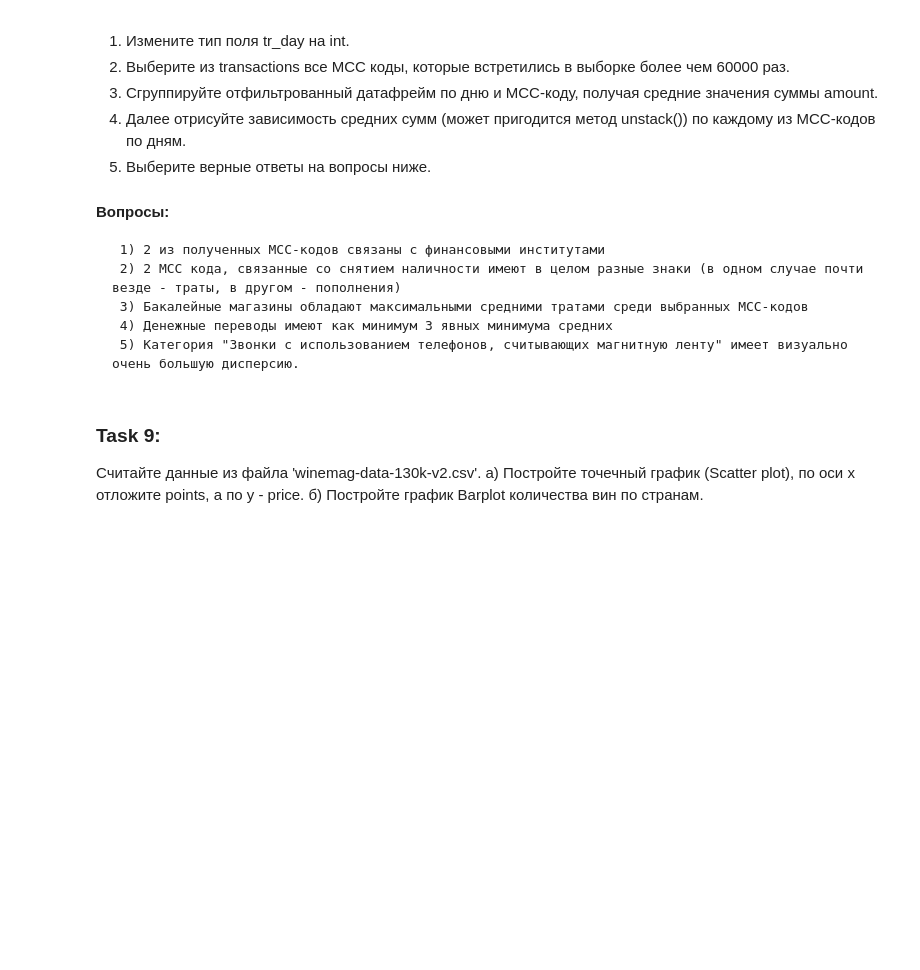
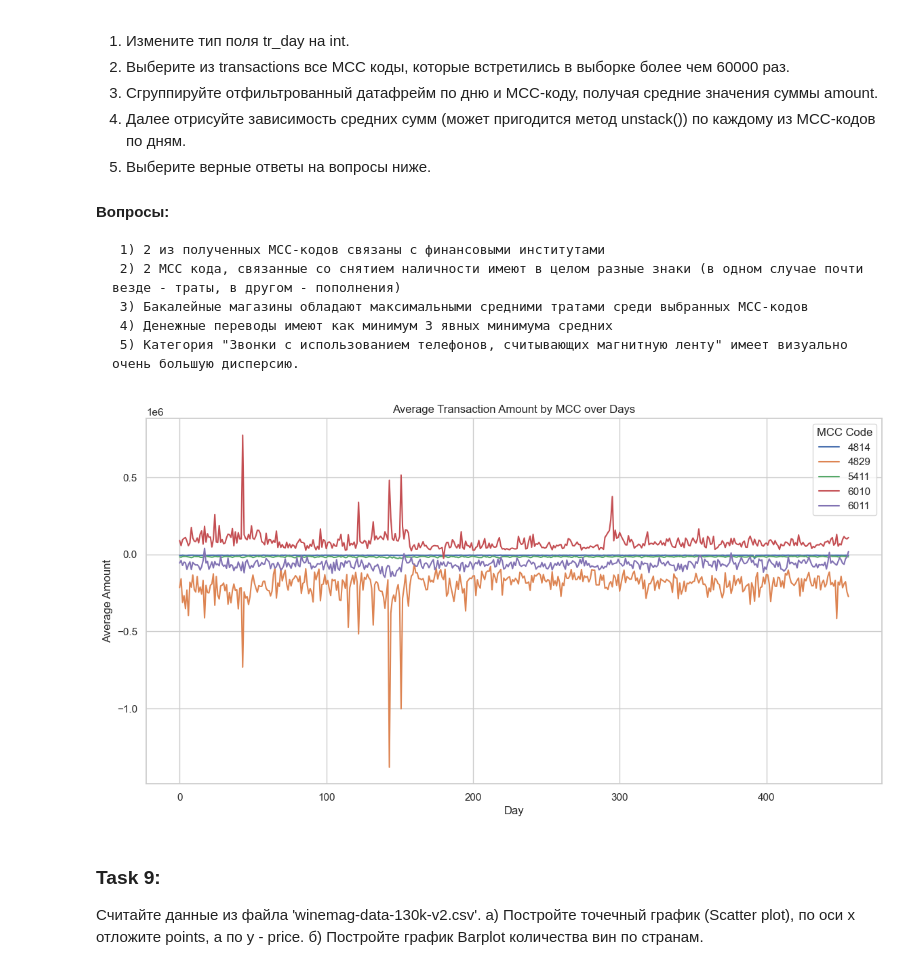
Before and after one commit to C4erries/DeepLerningLabs, a Jupyter notebook: lab2/Lab2 pandas+matplotlib.ipynb, the cells around one changed output. Saved outputs shown, nothing was run; the diff lists cells and outputs as text; code cells hidden in the pictures; blank space fills up the shorter version.

```diff
--- a/lab2/Lab2 pandas+matplotlib.ipynb
+++ b/lab2/Lab2 pandas+matplotlib.ipynb
@@ -402,6 +495,31 @@ tr_type;tr_description
      3) Бакалейные магазины обладают максимальными средними тратами среди выбранных MCC-кодов
      4) Денежные переводы имеют как минимум 3 явных минимума средних
      5) Категория "Звонки с использованием телефонов, считывающих магнитную ленту" имеет визуально очень большую дисперсию.
+# %%
+transactions['tr_day'] = transactions['tr_day'].astype(int)
+
+mcc_counts = transactions['mcc_code'].value_counts()
+
+filtered = transactions[transactions['mcc_code'].isin(mcc_counts[mcc_counts > 60000].index)]
+
+grouped = (
+    filtered
+    .groupby(['tr_day', 'mcc_code'])['amount']
+    .mean()
+)
+
+pivot = grouped.unstack()
+
+pivot.plot(figsize=(14, 7))
+
+plt.title("Average Transaction Amount by MCC over Days")
+plt.xlabel("Day")
+plt.ylabel("Average Amount")
+
+plt.legend(title="MCC Code")
+plt.show()
+# %% [output]
+[figure, added]
 # %% [markdown]
 ### Task 9:
 Считайте данные из файла 'winemag-data-130k-v2.csv'.
```
Also changed, not shown: parts of 8 cells of this notebook.
